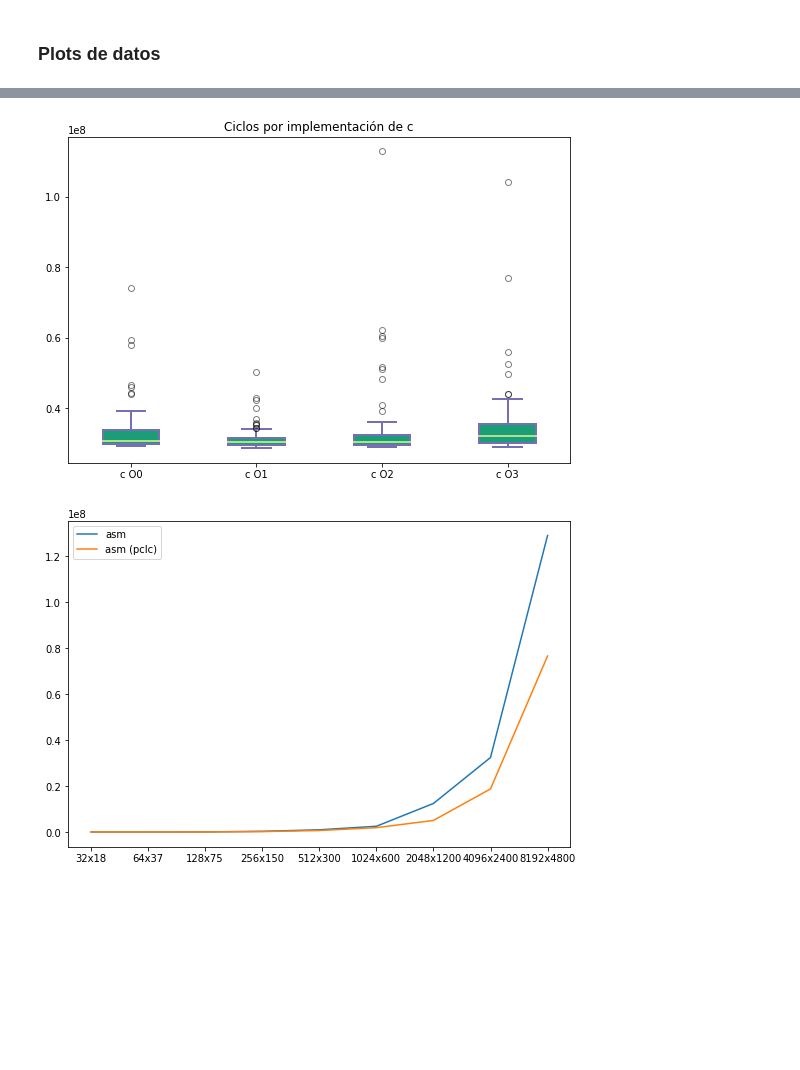
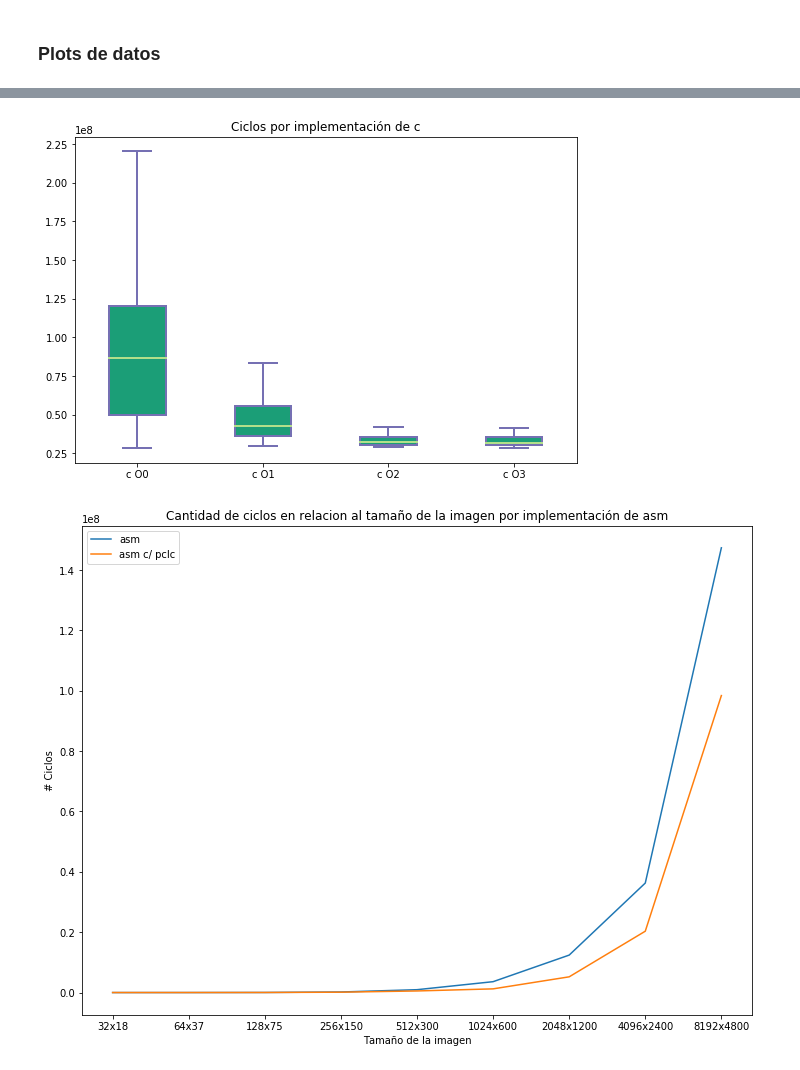
Before and after one commit to blastervla/Orga2-TP2, a Jupyter notebook: exp/Rombos.ipynb, the cells around one changed output, grey strips where cells are left out. Drawn from its saved outputs; the diff is of its cells as text; code cells hidden in the pictures; blank space fills up the shorter version.

```diff
--- a/exp/Rombos.ipynb
+++ b/exp/Rombos.ipynb
@@ -265,7 +265,7 @@ def parse_cycles(out):
 # %%
 for imp in logProgress(IMPS.keys(), name="Implementación"):
     for _ in logProgress(range(0, 100), name="Iteración"):
-        out = run(imps[imp], t="20", img=IMGS["big_fish_1024x600"])
+        out = run(IMPS[imp], t="20", img=IMGS["big_fish_1024x600"])
         cycles = parse_cycles(out)
         IMPS[imp]["cycles"].append(cycles)
 
@@ -279,7 +296,7 @@ ASM_IMPS = [name for name in IMPS.keys() if "asm" in name]
 for imp in logProgress(ASM_IMPS, name="Implementación"):
     IMPS[imp]["cycles_per_img"] = []
     for img in logProgress(IMGS.values(), name="Imagen"):
-        out = run(imps[imp], t="150", img=img)
+        out = run(IMPS[imp], t="150", img=img)
         IMPS[imp]["cycles_per_img"].append(parse_cycles(out))
 done()
 # %% [output]
@@ -320,14 +337,17 @@ box_plot(
     "Ciclos por implementación de c"
 )
 # %% [output]
-[figure, old version]
+[figure, new version]
 # %%
 # key of fmt big_fish_128x75
 sizes = [img.split('_')[2] for img in IMGS.keys()]
-fig = plt.figure(1, figsize=(9, 6))
-plt.plot(sizes, IMPS["asm"]["cycles_per_img"], figure=fig)
-plt.plot(sizes, IMPS["asm_pclc"]["cycles_per_img"], figure=fig)
-plt.legend([IMPS["asm"]["label"], IMPS["asm_pclc"]["label"]])
+fig = plt.figure(1, figsize=(12, 9))
+plt.plot(sizes, IMPS["asm"]["cycles_per_img"], figure=fig, label="asm")
+plt.plot(sizes, IMPS["asm_pclc"]["cycles_per_img"], figure=fig, label="asm c/ pclc")
+plt.legend()
+plt.xlabel("Tamaño de la imagen")
+plt.ylabel("# Ciclos")
+plt.title("Cantidad de ciclos en relacion al tamaño de la imagen por implementación de asm")
 plt.show()
 # %% [output]
-[figure, old version]
+[figure, new version]
```
Also changed, not shown: parts of 4 cells of this notebook, 4 other files.
